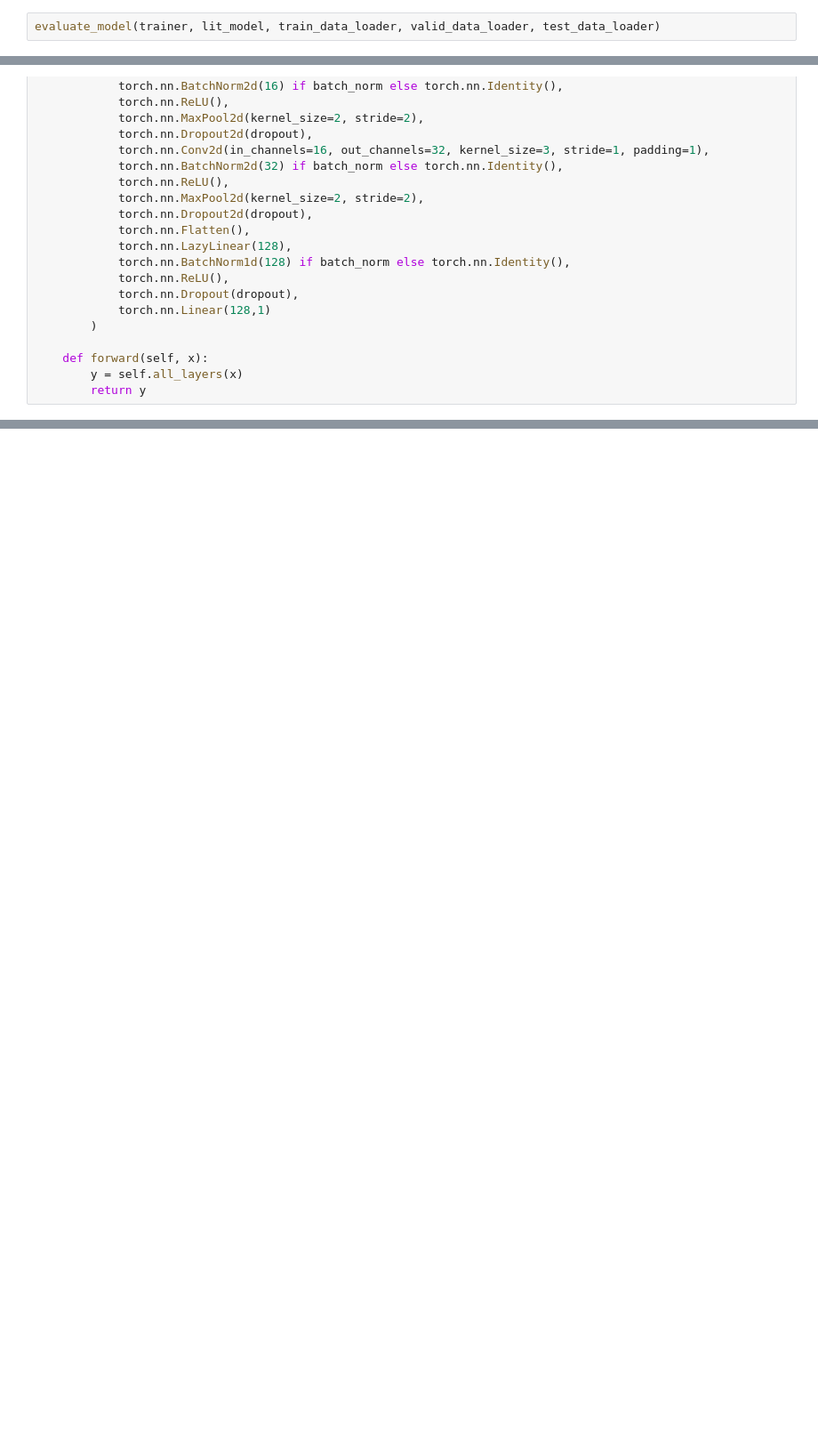
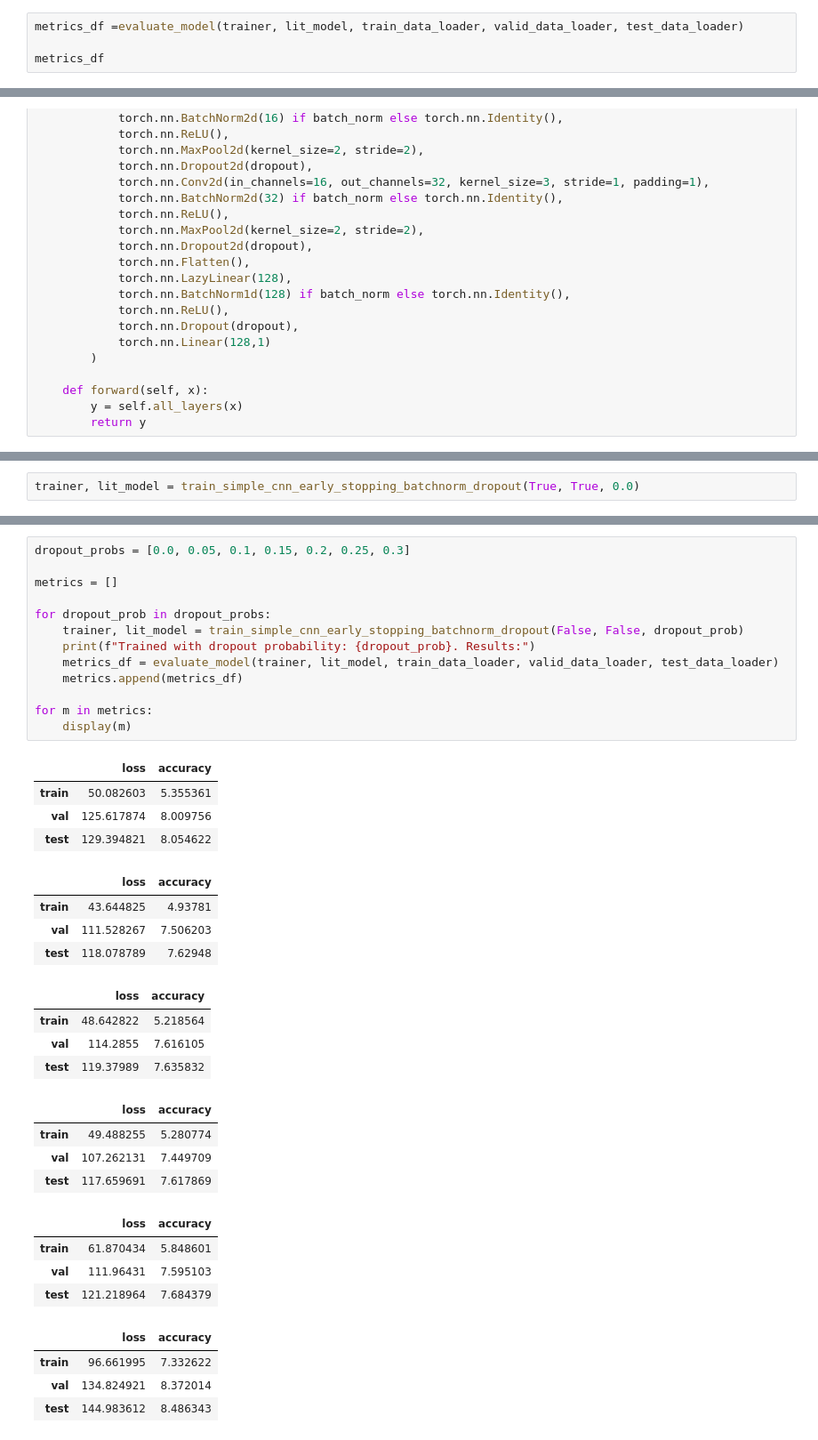
Before and after one commit to Lolillosky/GenerativeDeepLearningCourse, a Jupyter notebook: Topic2/Material/Lab_session1_student.ipynb, the cells around one changed output, grey strips where cells are left out. Shown at 89% size. Cells and saved outputs as stored; diff of their text form; blank space fills up the shorter version.

Commit message:
Working on batch norm, early stop, dropout almosst finished

```diff
--- a/Topic2/Material/Lab_session1_student.ipynb
+++ b/Topic2/Material/Lab_session1_student.ipynb
@@ -266,4 +269,6 @@ def evaluate_model(trainer, lit_model, train_data_loader, valid_data_loader, tes
     return metrics_df
 # %%
-evaluate_model(trainer, lit_model, train_data_loader, valid_data_loader, test_data_loader)
+metrics_df =evaluate_model(trainer, lit_model, train_data_loader, valid_data_loader, test_data_loader)
+
+metrics_df
 # %% [output]
@@ -803,0 +686,2 @@ evaluate_model(trainer, lit_model, train_data_loader, valid_data_loader, test_da
+# %%
+trainer, lit_model = train_simple_cnn_early_stopping_batchnorm_dropout(True, True, 0.0)
@@ -803,0 +695,38 @@ evaluate_model(trainer, lit_model, train_data_loader, valid_data_loader, test_da
+# %%
+dropout_probs = [0.0, 0.05, 0.1, 0.15, 0.2, 0.25, 0.3]
+
+metrics = []
+
+for dropout_prob in dropout_probs:
+    trainer, lit_model = train_simple_cnn_early_stopping_batchnorm_dropout(False, False, dropout_prob)
+    print(f"Trained with dropout probability: {dropout_prob}. Results:")
+    metrics_df = evaluate_model(trainer, lit_model, train_data_loader, valid_data_loader, test_data_loader)
+    metrics.append(metrics_df)
+
+for m in metrics:
+    display(m)
+# %% [output]
+|  | loss | accuracy |
+| train | 50.082603 | 5.355361 |
+| val | 125.617874 | 8.009756 |
+| test | 129.394821 | 8.054622 |
+|  | loss | accuracy |
+| train | 43.644825 | 4.93781 |
+| val | 111.528267 | 7.506203 |
+| test | 118.078789 | 7.62948 |
+|  | loss | accuracy |
+| train | 48.642822 | 5.218564 |
+| val | 114.2855 | 7.616105 |
+| test | 119.37989 | 7.635832 |
+|  | loss | accuracy |
+| train | 49.488255 | 5.280774 |
+| val | 107.262131 | 7.449709 |
+| test | 117.659691 | 7.617869 |
+|  | loss | accuracy |
+| train | 61.870434 | 5.848601 |
+| val | 111.96431 | 7.595103 |
+| test | 121.218964 | 7.684379 |
+|  | loss | accuracy |
+| train | 96.661995 | 7.332622 |
+| val | 134.824921 | 8.372014 |
+| test | 144.983612 | 8.486343 |
```
Also changed, not shown: parts of 16 cells of this notebook.
